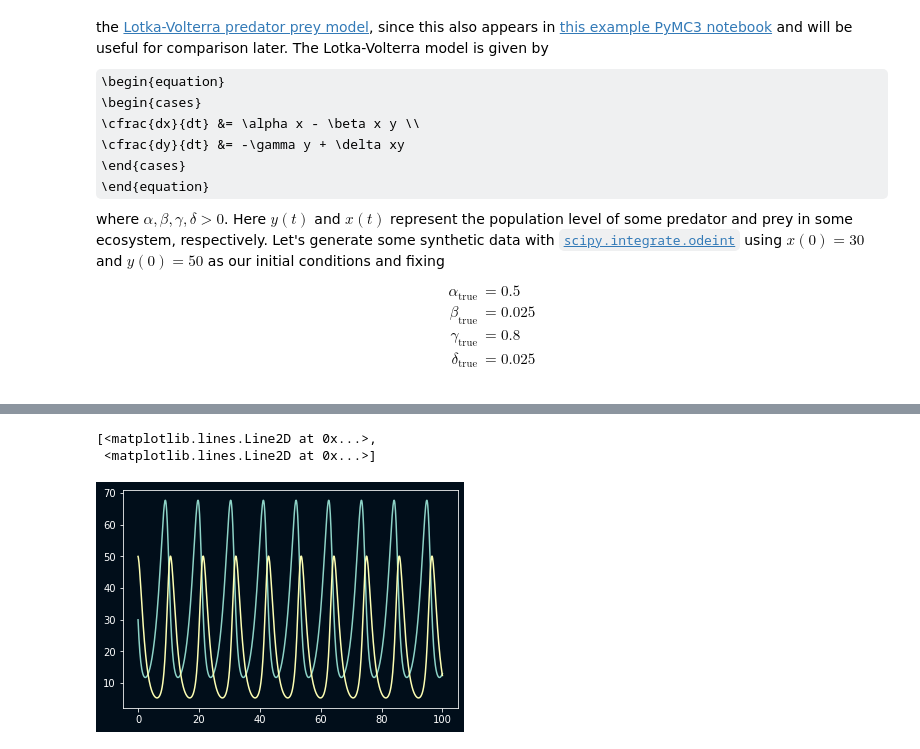
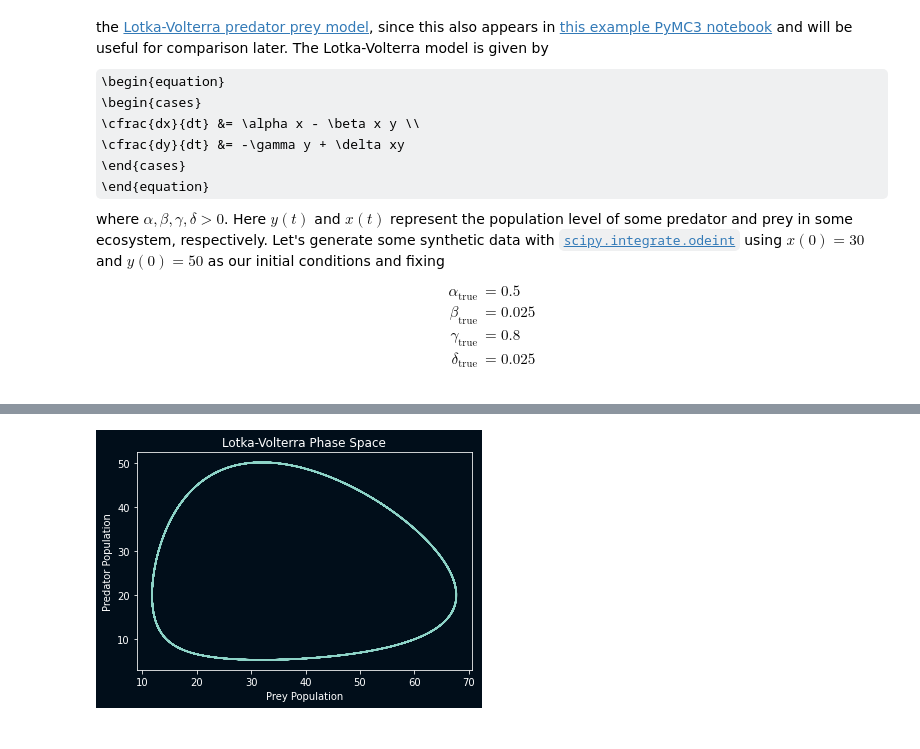
Before and after one commit to jlindbloom/qed404, a Jupyter notebook: _notebooks/2021-01-01-ode-inference-with-pydens-and-pymc3.ipynb, the cells around one changed output, grey strips where cells are left out. Drawn from its saved outputs; the diff is of its cells as text; code cells hidden in the pictures; some formulas as TeX source.

```diff
--- a/_notebooks/2021-01-01-ode-inference-with-pydens-and-pymc3.ipynb
+++ b/_notebooks/2021-01-01-ode-inference-with-pydens-and-pymc3.ipynb
@@ -77,5 +77,3 @@ mpl.rcParams['figure.edgecolor'] = '#010E1A'
 
 from IPython.display import set_matplotlib_formats
 set_matplotlib_formats('png')
-# %%
-prey, predator = sol.T
@@ -87,6 +80,8 @@ plt.plot(prey, predator)
-# %%
-plt.plot(t, sol)
-# %% [output]
-[<matplotlib.lines.Line2D at 0x...>,
- <matplotlib.lines.Line2D at 0x...>]
-[figure, removed]
+# %%
+plt.plot(prey, predator)
+plt.xlabel("Prey Population")
+plt.ylabel("Predator Population")
+plt.title("Lotka-Volterra Phase Space")
+plt.show()
+# %% [output]
+[figure, added]
```
Also changed, not shown: parts of 3 cells of this notebook.
